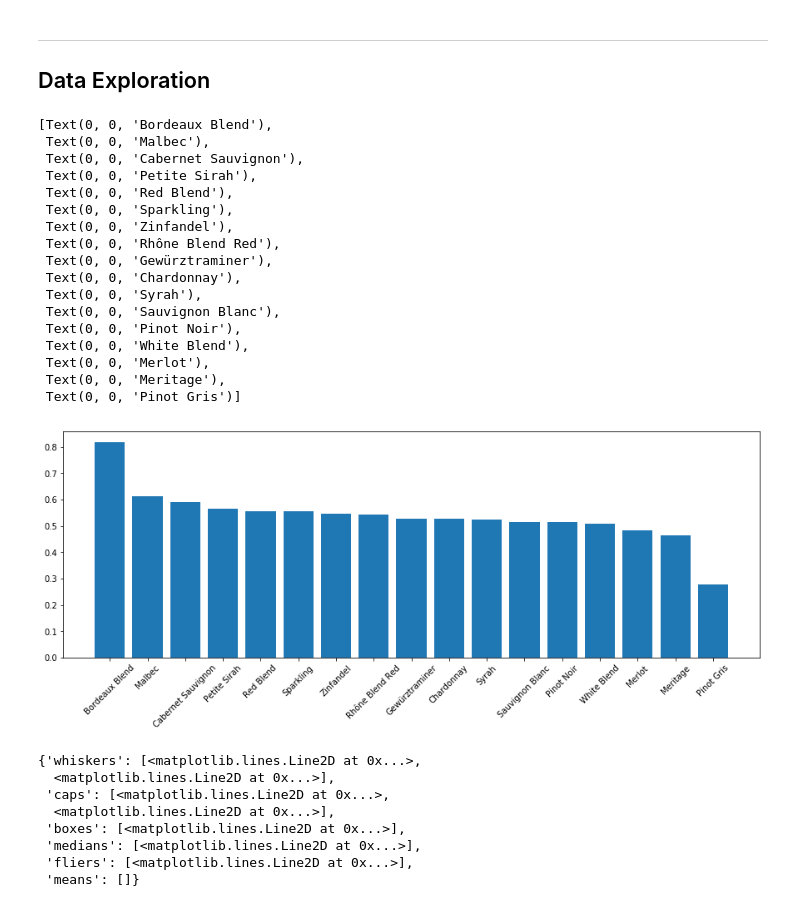
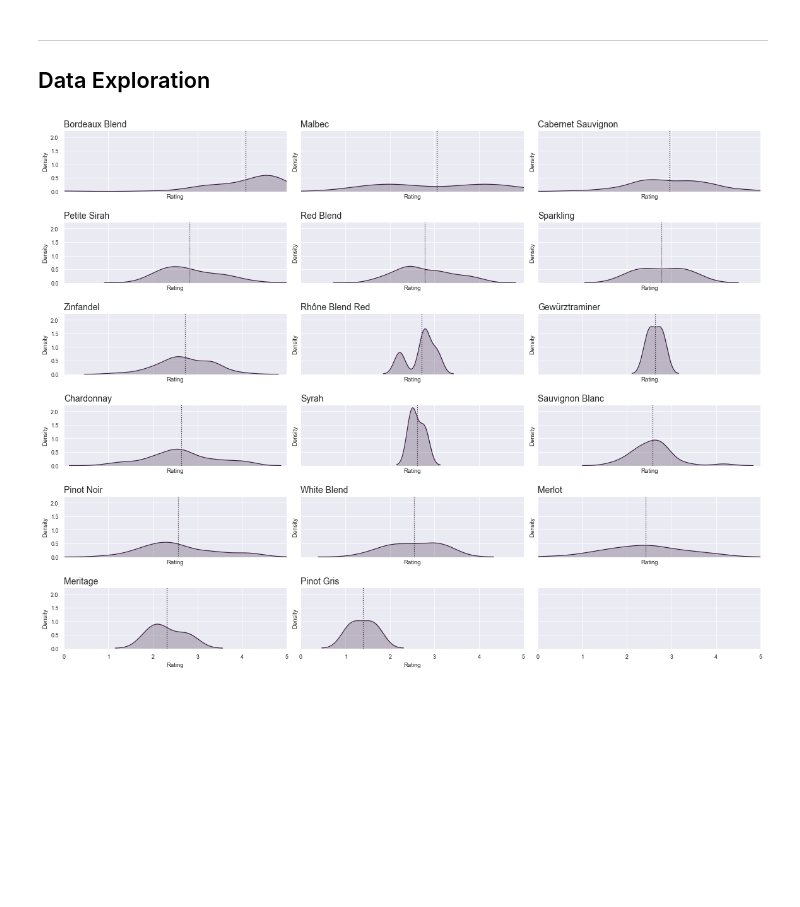
Before and after one commit to rdibartolomeo/vivino_project, a Jupyter notebook: python_notebooks/data_analysis.ipynb, the cells around one changed output. Cells and saved outputs as stored; diff of their text form; code cells hidden in the pictures; blank space fills up the shorter version.

Commit message:
adding kernel density visualization

```diff
--- a/python_notebooks/data_analysis.ipynb
+++ b/python_notebooks/data_analysis.ipynb
@@ -329,40 +330,39 @@ wine_data.head(10)
 # %% [markdown]
 ---
 ## Data Exploration
-# %%
-fig, ax = plt.subplots(figsize=(15,5))
-
-avg_wine_ratings = wine_data.groupby('wine_type').mean()['ratings_average'].sort_values(ascending=False)
-
-ax.bar(avg_wine_ratings.index, avg_wine_ratings)
-ax.set_xticklabels(avg_wine_ratings.index,rotation=45)
-# %% [output]
-[Text(0, 0, 'Bordeaux Blend'),
- Text(0, 0, 'Malbec'),
- Text(0, 0, 'Cabernet Sauvignon'),
- Text(0, 0, 'Petite Sirah'),
- Text(0, 0, 'Red Blend'),
- Text(0, 0, 'Sparkling'),
- Text(0, 0, 'Zinfandel'),
- Text(0, 0, 'Rhône Blend Red'),
- Text(0, 0, 'Gewürztraminer'),
- Text(0, 0, 'Chardonnay'),
- Text(0, 0, 'Syrah'),
- Text(0, 0, 'Sauvignon Blanc'),
- Text(0, 0, 'Pinot Noir'),
- Text(0, 0, 'White Blend'),
- Text(0, 0, 'Merlot'),
- Text(0, 0, 'Meritage'),
- Text(0, 0, 'Pinot Gris')]
-[figure, removed]
-# %%
-ax.boxplot(wine_data['ratings_average'])
-# %% [output]
-{'whiskers': [<matplotlib.lines.Line2D at 0x...>,
-  <matplotlib.lines.Line2D at 0x...>],
- 'caps': [<matplotlib.lines.Line2D at 0x...>,
-  <matplotlib.lines.Line2D at 0x...>],
- 'boxes': [<matplotlib.lines.Line2D at 0x...>],
- 'medians': [<matplotlib.lines.Line2D at 0x...>],
- 'fliers': [<matplotlib.lines.Line2D at 0x...>],
- 'means': []}
+# %%
+sns.set_palette("rocket")
+sns.set_style("darkgrid")
+
+wine_types = wine_data.groupby(by='wine_type').mean().sort_values('ratings_average',ascending=False)['ratings_average']
+num_wine_types = len(wine_types)
+num_rows = math.ceil(num_wine_types/3)
+
+fig, axes = plt.subplots(num_rows, 3,figsize=(16, 2*num_rows), sharex=True, sharey=True)
+fig.tight_layout(h_pad=4)
+
+for n in range(num_wine_types):
+
+    row = int(n/3)
+    col = n%3
+
+    wine_type = wine_types.index[n]
+
+
+    sns.kdeplot(wine_data.loc[(wine_data['wine_type'] == wine_type),'ratings_average']*5,
+                shade=True, legend=False, ax=axes[row,col])
+
+    axes[row,col].axvline(wine_types[n]*5, 0, ls='dotted')
+
+    fontdict = {
+        'fontsize': 14,
+        'fontweight' : 'normal'
+    }
+
+    axes[row,col].set_title(wine_type, fontdict=fontdict, loc='left')
+    axes[row,col].set_xlabel('Rating')
+    axes[row,col].set_ylabel('Density')
+    axes[row,col].set_xlim(0,5)
+    axes[row,col].axes.xaxis.set_visible(True)
+# %% [output]
+[figure, added]
```
Also changed, not shown: parts of 6 cells of this notebook.
